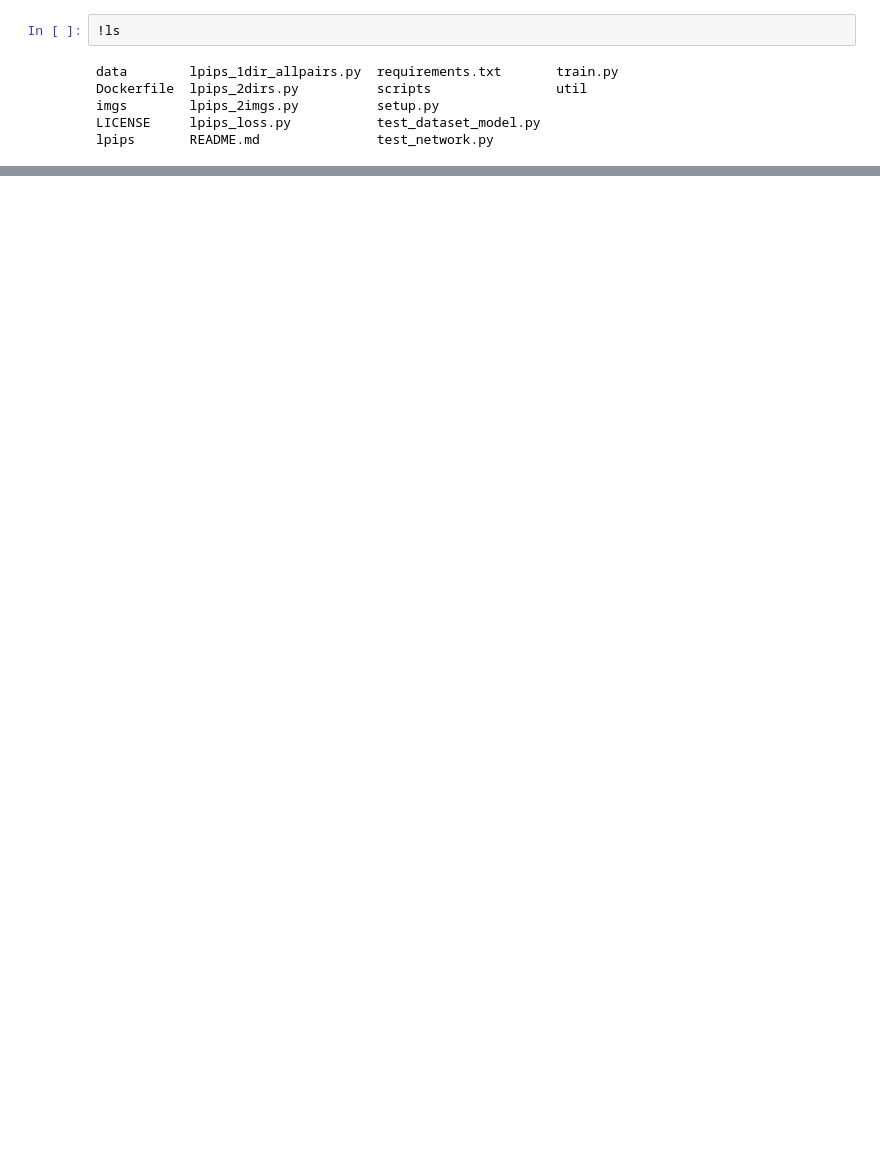
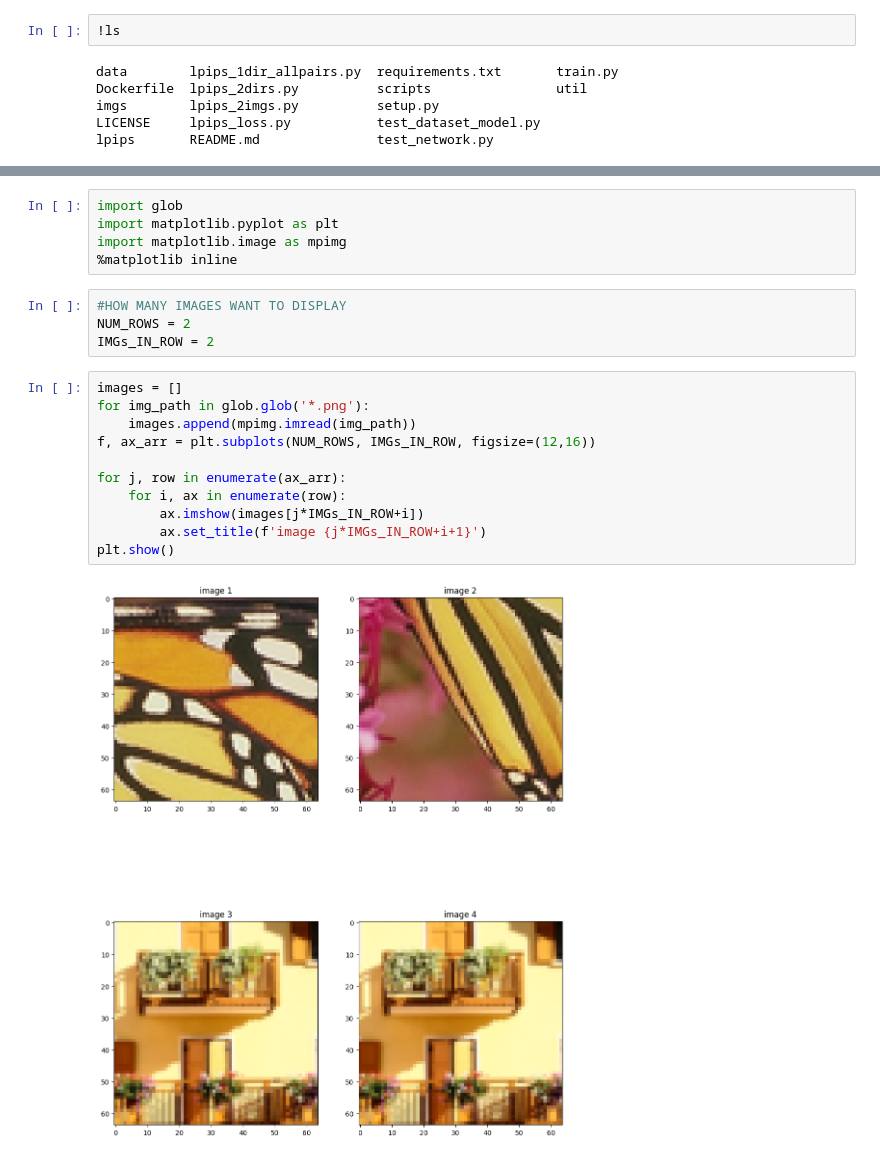
Before and after one commit to niazwazir/LPIPS_WAZIR, a Jupyter notebook: LPIPS.ipynb, the cells around one changed output, grey strips where cells are left out. Drawn from its saved outputs; the diff is of its cells as text; blank space fills up the shorter version.

```diff
--- a/LPIPS.ipynb
+++ b/LPIPS.ipynb
@@ -110,0 +285,22 @@ PerceptualSimilarity  sample_data
+# %%
+import glob
+import matplotlib.pyplot as plt
+import matplotlib.image as mpimg
+%matplotlib inline
+# %%
+#HOW MANY IMAGES WANT TO DISPLAY
+NUM_ROWS = 2
+IMGs_IN_ROW = 2
+# %%
+images = []
+for img_path in glob.glob('*.png'):
+    images.append(mpimg.imread(img_path))
+f, ax_arr = plt.subplots(NUM_ROWS, IMGs_IN_ROW, figsize=(12,16))
+
+for j, row in enumerate(ax_arr):
+    for i, ax in enumerate(row):
+        ax.imshow(images[j*IMGs_IN_ROW+i])
+        ax.set_title(f'image {j*IMGs_IN_ROW+i+1}')
+plt.show()
+# %% [output]
+[figure, added]
```
Also changed, not shown: parts of 56 cells of this notebook.
